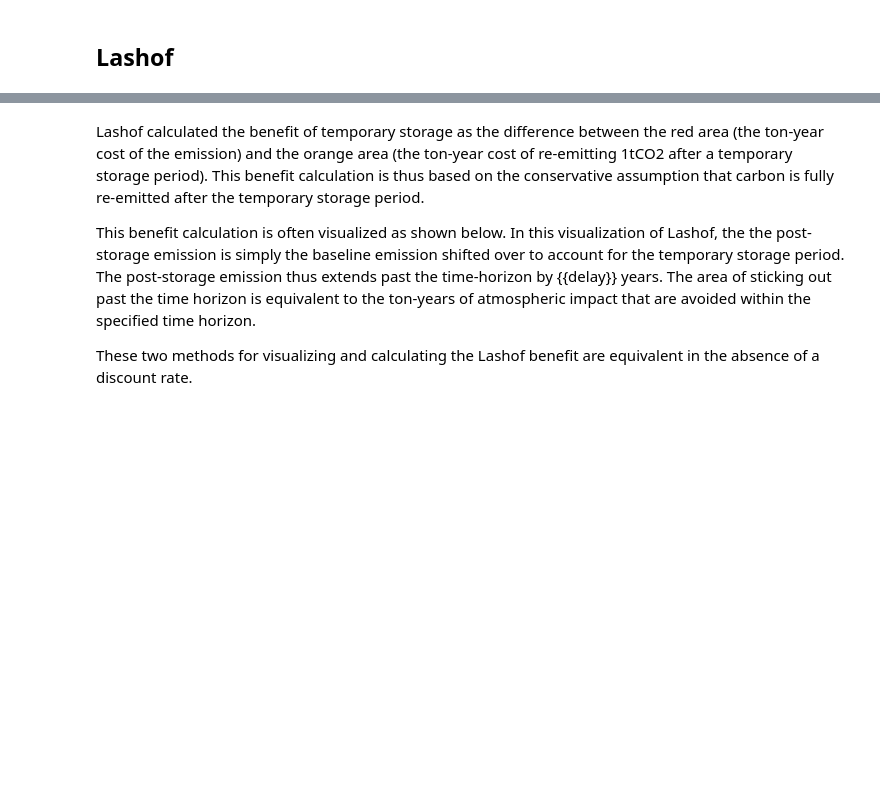
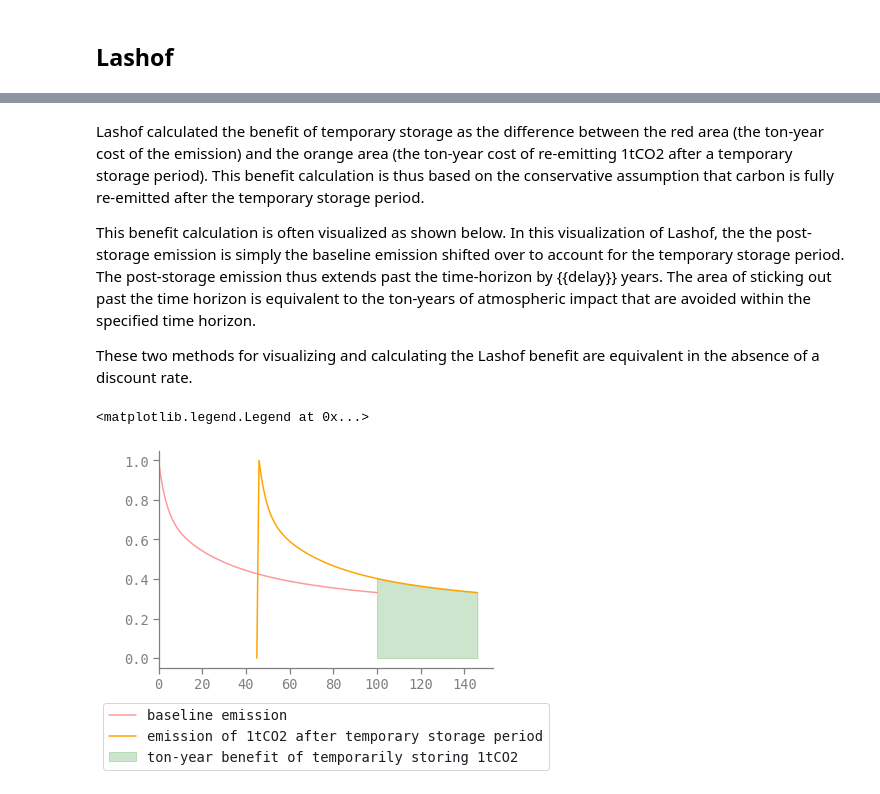
Before and after one commit to carbonplan/ton-year, a Jupyter notebook: notebooks/ton-year.ipynb, the cells around one changed output, grey strips where cells are left out. Cells and saved outputs as stored; diff of their text form; code cells hidden in the pictures; blank space fills up the shorter version.

```diff
--- a/notebooks/ton-year.ipynb
+++ b/notebooks/ton-year.ipynb
@@ -178,8 +172,6 @@ delay = 46
 baseline = ipcc_2000
 discount_rate = 0.0
 
-l = tonyear.calculate_tonyears(
-    "lashof", baseline, time_horizon, delay, discount_rate
-)
+l = tonyear.calculate_tonyears("lashof", baseline, time_horizon, delay, discount_rate)
 # %%
 tonyear.print_benefit_report(l)
@@ -204,44 +205,41 @@ plt.legend(loc="lower center", bbox_to_anchor=(0.5, -0.4))
 # %% [markdown]
-Lashof calculated the benefit of temporary storage as the difference between the
-red area (the ton-year cost of the emission) and the orange area (the ton-year
-cost of re-emitting 1tCO2 after a temporary storage period). This benefit
-calculation is thus based on the conservative assumption that carbon is fully
-re-emitted after the temporary storage period.
+Lashof calculated the benefit of temporary storage as the difference between the red area (the
+ton-year cost of the emission) and the orange area (the ton-year cost of re-emitting 1tCO2 after a
+temporary storage period). This benefit calculation is thus based on the conservative assumption
+that carbon is fully re-emitted after the temporary storage period.
 
-This benefit calculation is often visualized as shown below. In this
-visualization of Lashof, the the post-storage emission is simply the baseline
-emission shifted over to account for the temporary storage period. The
-post-storage emission thus extends past the time-horizon by {{delay}} years. The
-area of sticking out past the time horizon is equivalent to the ton-years of
-atmospheric impact that are avoided within the specified time horizon.
+This benefit calculation is often visualized as shown below. In this visualization of Lashof, the
+the post-storage emission is simply the baseline emission shifted over to account for the temporary
+storage period. The post-storage emission thus extends past the time-horizon by {{delay}} years. The
+area of sticking out past the time horizon is equivalent to the ton-years of atmospheric impact that
+are avoided within the specified time horizon.
 
-These two methods for visualizing and calculating the Lashof benefit are
-equivalent in the absence of a discount rate.
+These two methods for visualizing and calculating the Lashof benefit are equivalent in the absence
+of a discount rate.
 # %%
 t = np.arange(l["parameters"]["time_horizon"] + l["parameters"]["delay"] + 1)
-plot = plt.plot(
-    l["baseline"], color="red", alpha=0.4, label="baseline emission"
-)
+plot = plt.plot(l["baseline"], color="red", alpha=0.4, label="baseline emission")
 
 final_storage_year = l["parameters"]["delay"] - 1
-shifted_baseline = np.concatenate(
-    (np.zeros(l["parameters"]["delay"]), l["baseline"])
-)
+shifted_baseline = np.concatenate((np.zeros(l["parameters"]["delay"]), l["baseline"]))
 
 plot = plt.plot(
     t[final_storage_year:],
     shifted_baseline[final_storage_year:],
     color="orange",
     label="emission of 1tCO2 after temporary storage period",
 )
 
 plot = plt.fill_between(
     t[l["parameters"]["time_horizon"] :],
     shifted_baseline[100:],
     color="green",
     alpha=0.2,
     label="ton-year benefit of temporarily storing 1tCO2",
 )
 
 plt.xlim(0)
 plt.legend(loc="lower center", bbox_to_anchor=(0.5, -0.5))
+# %% [output]
+<matplotlib.legend.Legend at 0x...>
+[figure, added]
```
Also changed, not shown: parts of 13 cells of this notebook, 1 other file.
